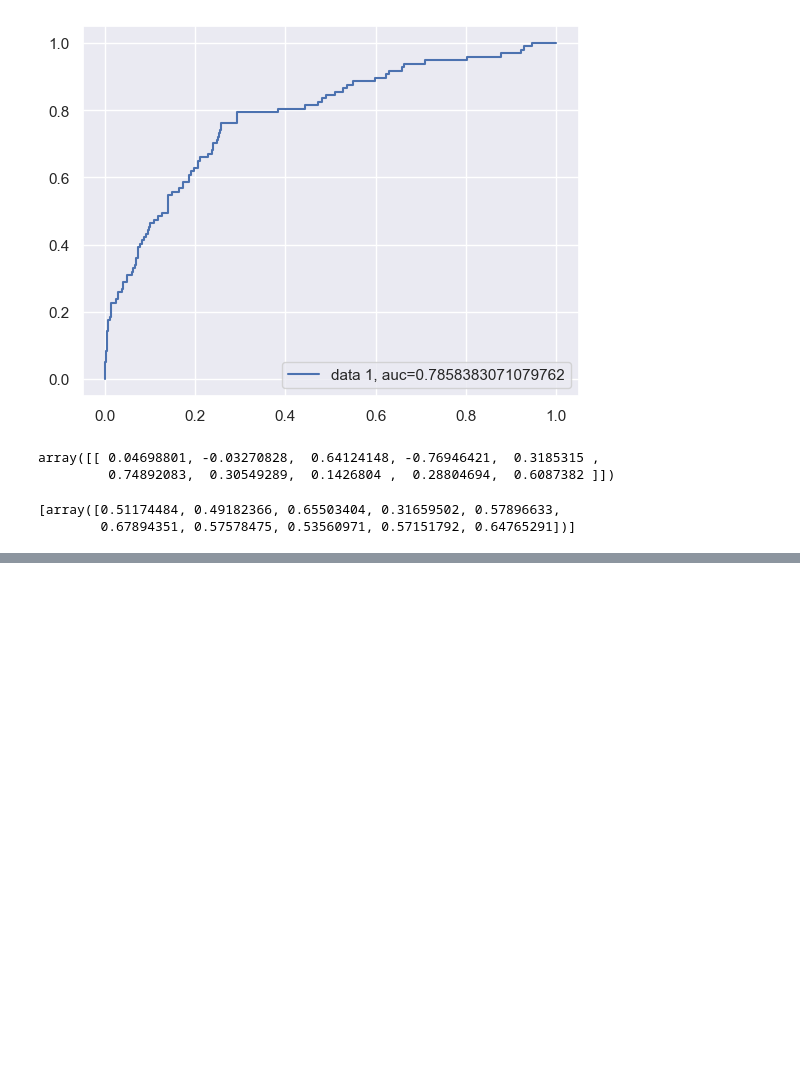
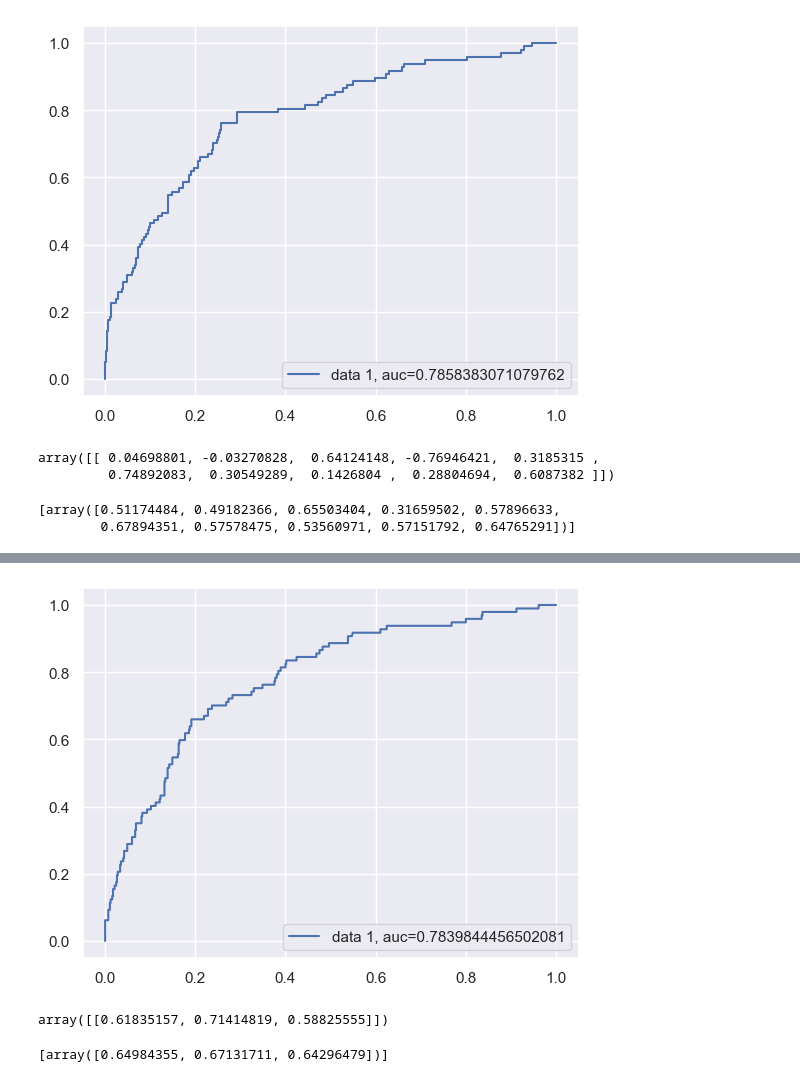
Before and after one commit to chuaqindi/sc1015-miniproject, a Jupyter notebook: logistic_regression.ipynb, the cells around one changed output, grey strips where cells are left out. Saved outputs shown, nothing was run; the diff lists cells and outputs as text; code cells hidden in the pictures; blank space fills up the shorter version.

```diff
--- a/logistic_regression.ipynb
+++ b/logistic_regression.ipynb
@@ -439,0 +485,19 @@ df_p.rename( columns ={  0: 'Account length',
+# %%
+y_pred_proba = logreg.predict_proba(X_test)[::,1]
+fpr, tpr, _ = metrics.roc_curve(y_test,  y_pred_proba)
+auc = metrics.roc_auc_score(y_test, y_pred_proba)
+plt.plot(fpr,tpr,label="data 1, auc="+str(auc))
+plt.legend(loc=4)
+plt.show()
+# %% [output]
+[figure, added]
+# %%
+logreg.coef_
+# %% [output]
+array([[0.61835157, 0.71414819, 0.58825555]])
+# %%
+
+probability = [np.exp(x)/(1 + np.exp(x)) for x in logreg.coef_]
+probability
+# %% [output]
+[array([0.64984355, 0.67131711, 0.64296479])]
```
Also changed, not shown: parts of 7 cells of this notebook.
